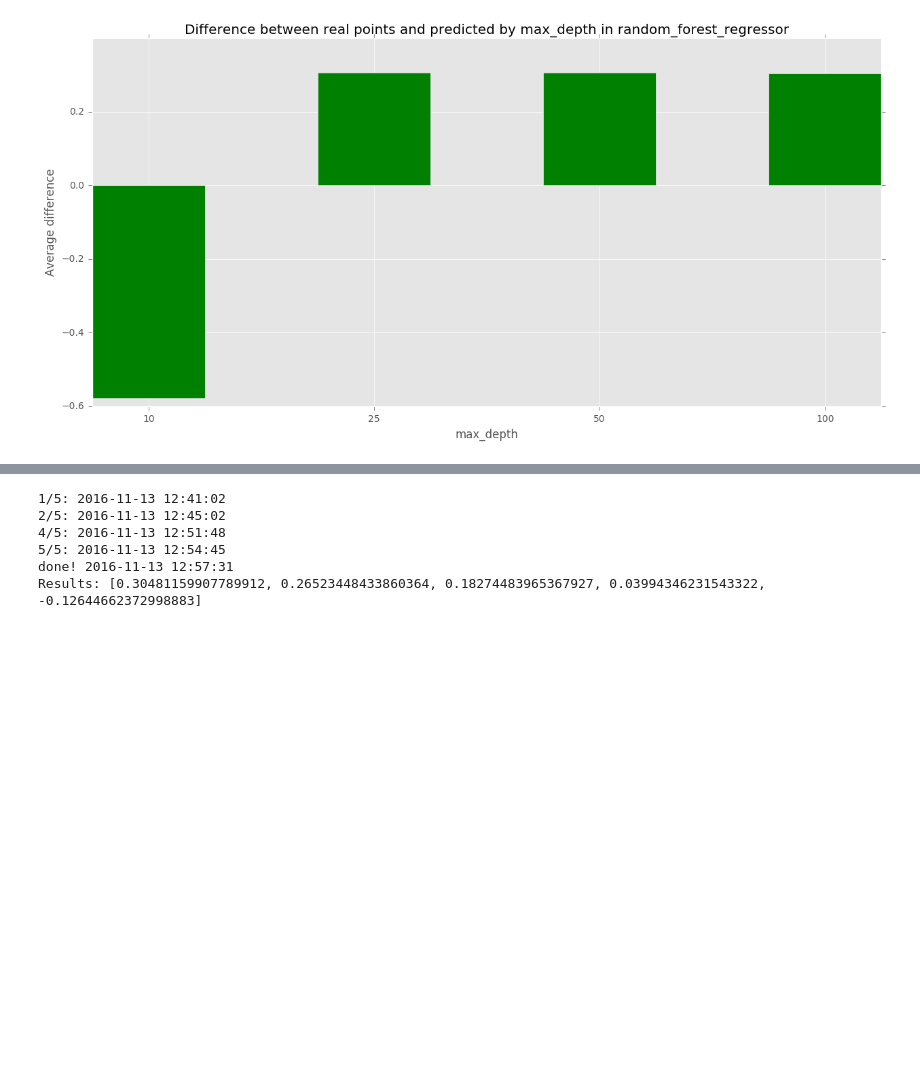
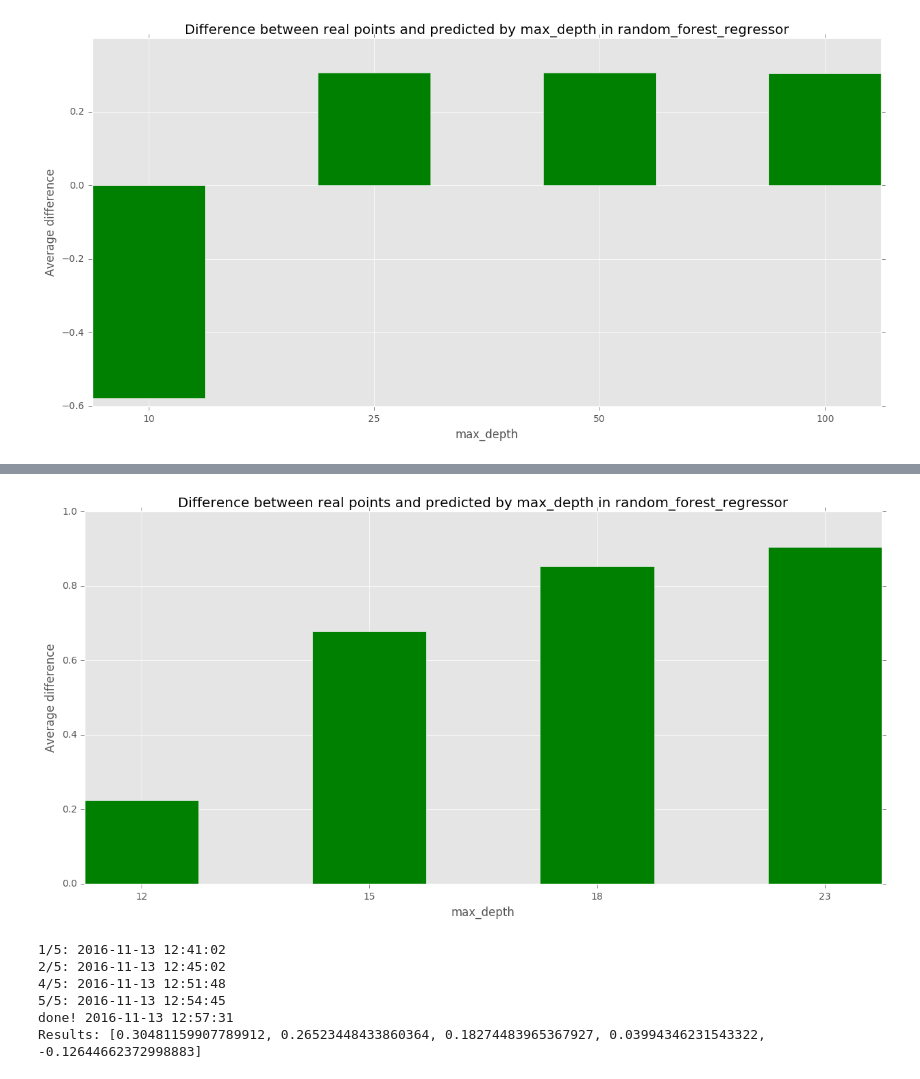
Before and after one commit to avgaydashenko/cuddly-robot, a Jupyter notebook: framework.ipynb, the cells around one changed output, grey strips where cells are left out. Saved outputs shown, nothing was run; the diff lists cells and outputs as text; code cells hidden in the pictures; blank space fills up the shorter version.

Commit message:
playing with parameters train

```diff
--- a/framework.ipynb
+++ b/framework.ipynb
@@ -240,3 +240,8 @@ compare_results(function=random_forest_regressor, test_results=test_results, par
 done! 2016-11-13 12:38:46
 Results: [-0.57877158639928616, 0.30638356466906946, 0.30691086815940938, 0.3053586913884605]
 [figure]
+# %%
+compare_results(function=random_forest_regressor, test_results=train_results, parameter_name="max_depth",
+                list_of_values=[12, 15, 18, 23], n_estimators=50, train_data=train_data, train_results=train_results,
+                test_data=train_data)
+# %% [output]
@@ -243,3 +254,4 @@ Results: [-0.57877158639928616, 0.30638356466906946, 0.30691086815940938, 0.3053
+[figure, added]
 # %%
 compare_results(function=random_forest_regressor, test_results=test_results, parameter_name="min_samples_leaf",
                 list_of_values=[3, 7, 15, 30, 50], n_estimators=50, max_depth=50,
```
Also changed, not shown: parts of 2 cells of this notebook, 2 other files.
